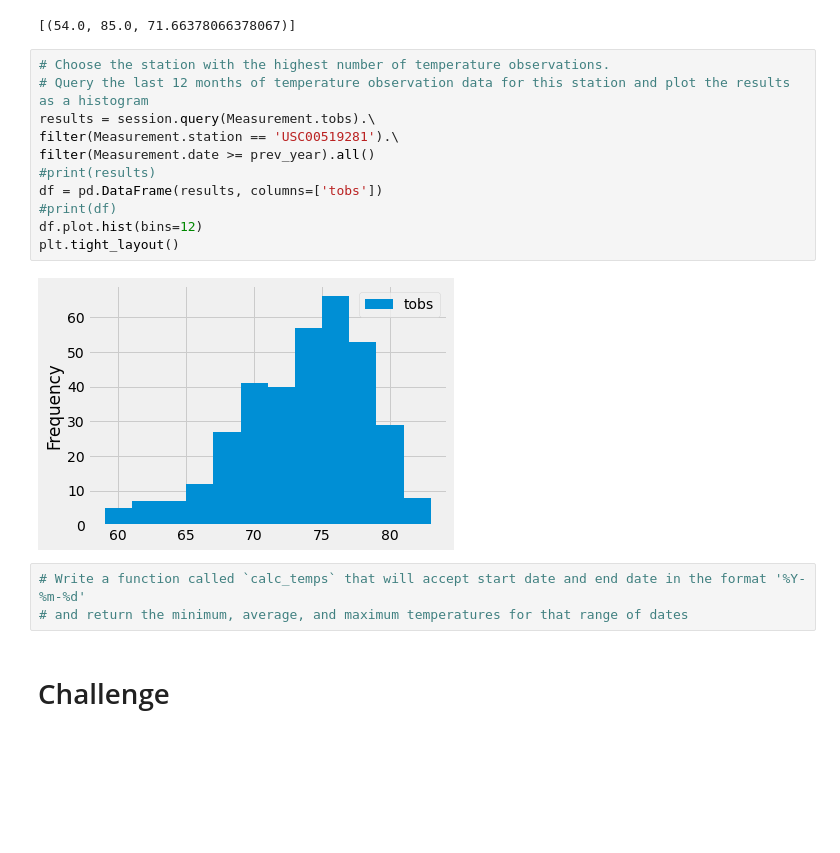
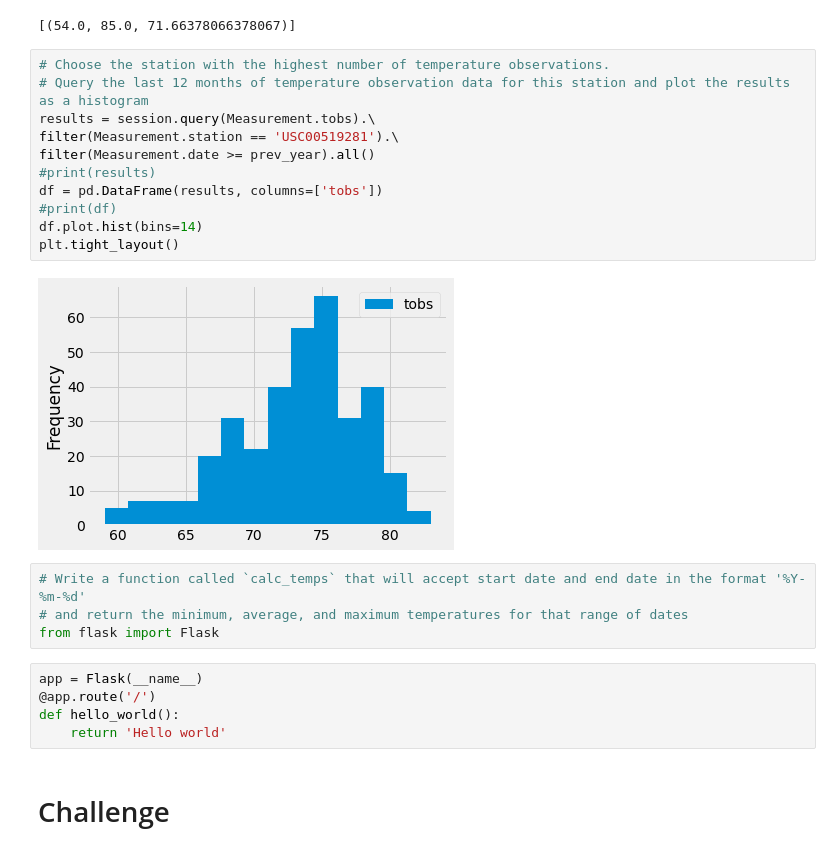
Before and after one commit to AlexanderP05/surfs_up, a Jupyter notebook: climate_analysisWORK.ipynb, the cells around one changed output. Saved outputs shown, nothing was run; the diff lists cells and outputs as text; blank space fills up the shorter version.

Commit message:
Module 9 Routes

```diff
--- a/climate_analysisWORK.ipynb
+++ b/climate_analysisWORK.ipynb
@@ -107,18 +107,24 @@ filter(Measurement.station == 'USC00519281').all()
 # %%
 # Choose the station with the highest number of temperature observations.
 # Query the last 12 months of temperature observation data for this station and plot the results as a histogram
 results = session.query(Measurement.tobs).\
 filter(Measurement.station == 'USC00519281').\
 filter(Measurement.date >= prev_year).all()
 #print(results)
 df = pd.DataFrame(results, columns=['tobs'])
 #print(df)
-df.plot.hist(bins=12)
+df.plot.hist(bins=14)
 plt.tight_layout()
 # %% [output]
-[figure, old version]
+[figure, new version]
 # %%
 # Write a function called `calc_temps` that will accept start date and end date in the format '%Y-%m-%d'
 # and return the minimum, average, and maximum temperatures for that range of dates
+from flask import Flask
+# %%
+app = Flask(__name__)
+@app.route('/')
+def hello_world():
+    return 'Hello world'
 # %% [markdown]
 # Challenge
```
Also changed, not shown: 1 other file.
